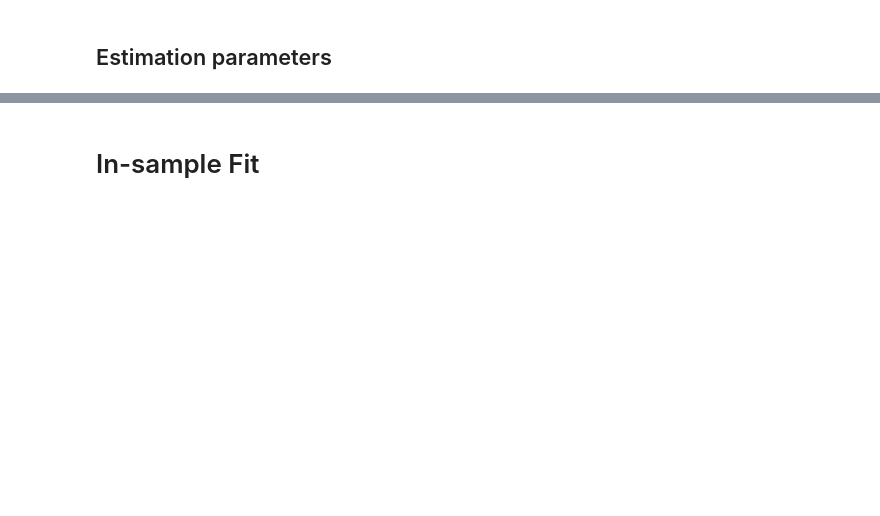
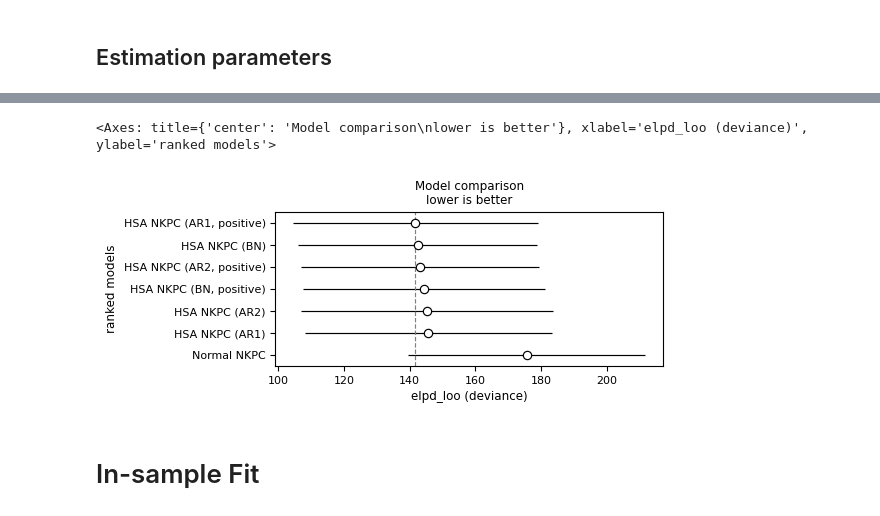
Before and after one commit to Ichikawa-Satoshi/NKPC_HSA_MCMC, a Jupyter notebook: code/main.ipynb, the cells around one changed output, grey strips where cells are left out. Saved outputs shown, nothing was run; the diff lists cells and outputs as text; code cells hidden in the pictures; blank space fills up the shorter version.

```diff
--- a/code/main.ipynb
+++ b/code/main.ipynb
@@ -976,0 +743,39 @@ display(cmp[['elpd_waic','p_waic']])
+# %%
+# HSA NKPC AR 1
+kernel = NUTS(model_2, target_accept_prob=0.95)
+mcmc = MCMC(kernel, num_warmup=warmup, num_samples=samples, num_chains=chains, chain_method="parallel",progress_bar=True)
+mcmc.run(rng_keys, pi=pi,pi_prev=pi_prev, pi_expect=pi_expect, Y=Y,Y_prev=Y_prev,N=N, l=len(pi))
+idata_5 = az.from_numpyro(mcmc)
+
+# results
+posterior_samples = mcmc.get_samples()
+z_samples = posterior_samples["z"]
+z_mean_5 = np.mean(z_samples, axis=0)
+z_std_5 = np.std(z_samples, axis=0)
+z_lower_5 = z_mean_5 - 1.97 * z_std_5
+z_upper_5 = z_mean_5 + 1.97 * z_std_5
+
+N_bar_samples = posterior_samples["Nbar"]
+N_bar_mean_5 = np.mean(N_bar_samples, axis=0)
+N_bar_std_5 = np.std(N_bar_samples, axis=0)
+N_bar_lower_5 = N_bar_mean_5 - 1.97 * N_bar_std_5
+N_bar_upper_5 = N_bar_mean_5 + 1.97 * N_bar_std_5
+N_hat_samples = posterior_samples["Nhat"]
+N_hat_mean_5 = np.mean(N_hat_samples, axis=0)
+N_hat_std_5 = np.std(N_hat_samples, axis=0)
+N_hat_lower_5 = N_hat_mean_5 - 1.97 * N_hat_std_5
+N_hat_upper_5 = N_hat_mean_5 + 1.97 * N_hat_std_5
+
+model_5_alpha = posterior_samples["alpha"].mean()
+model_5_kappa = posterior_samples["kappa"].mean()
+model_5_beta = posterior_samples["beta"].mean()
+model_5_theta_z = posterior_samples["theta_z"].mean()
+model_5_theta_Y = posterior_samples["theta_Y"].mean()
+model_5_theta_pi = posterior_samples["theta_pi"].mean()
+model_5_theta_N = posterior_samples["theta_N"].mean()
+model_5_alpha_1 = posterior_samples["alpha_1"].mean()
+model_5_bar_n = posterior_samples["bar_n"].mean()
+
+diverging  = idata_5.sample_stats["diverging"].values   # same shape
+ratio_div  = diverging.mean()         # mean of 0/1 booleans = share of divergences
+print(f"model 5: divergence ratio = {ratio_div:.4%}")
@@ -977,3 +909,12 @@ display(cmp[['elpd_waic','p_waic']])
+# %%
+# az.plot_posterior(idata_3, var_names=["alpha", "beta", "kappa", "theta_n", "theta_z", "theta_Y", "theta_pi"])
+dict_idata = {'Normal NKPC':idata_0, 'HSA NKPC (BN)':idata_1,'HSA NKPC (AR1)':idata_2,'HSA NKPC (AR2)':idata_3, 'HSA NKPC (BN, positive)':idata_4,'HSA NKPC (AR1, positive)':idata_5,'HSA NKPC (AR2, positive)':idata_6}
+# %%
+df_loo = az.compare(dict_idata, var_name="pi_obs" ,ic='loo', scale='deviance')
+az.plot_compare(df_loo, figsize=(5, 2))
+# %% [output]
+<Axes: title={'center': 'Model comparison\nlower is better'}, xlabel='elpd_loo (deviance)', ylabel='ranked models'>
+[figure, added]
 # %% [markdown]
 # In-sample Fit
 # %%
```
Also changed, not shown: parts of 61 cells of this notebook, 7 other files.
